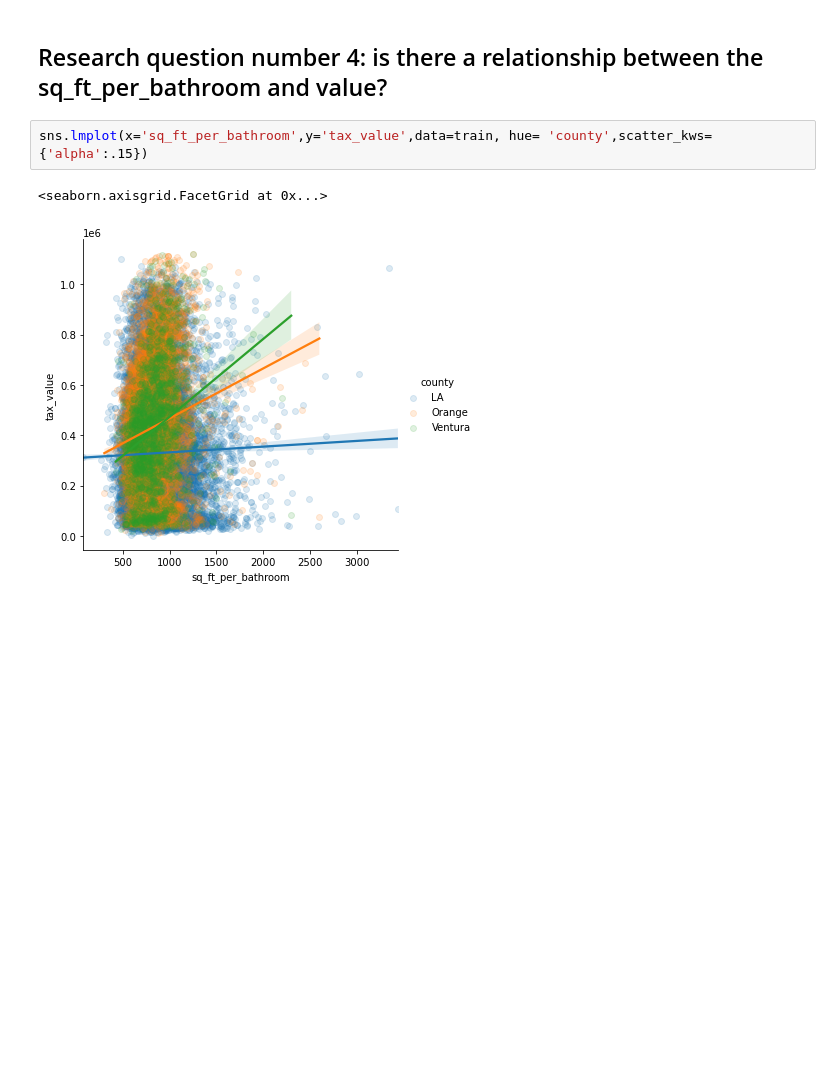
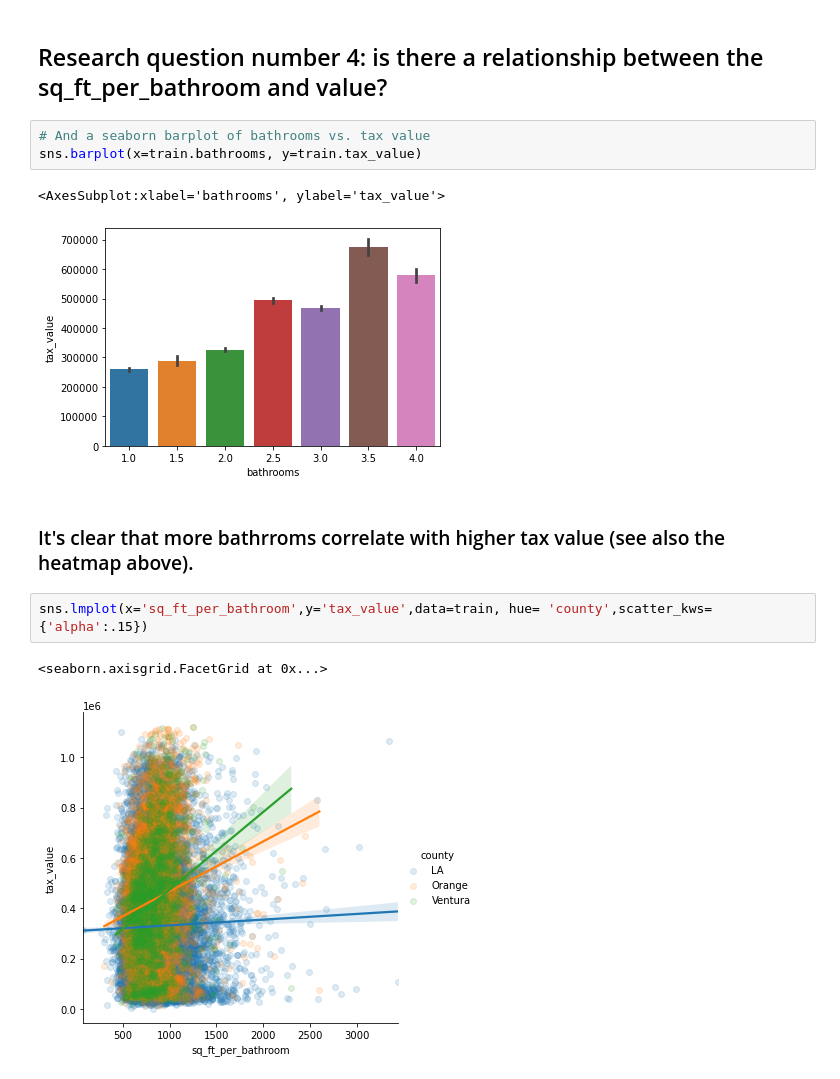
Before and after one commit to brianclements03/Regression_Project, a Jupyter notebook: Zillow_Project_draft_1.ipynb, the cells around one changed output. Cells and saved outputs as stored; diff of their text form; blank space fills up the shorter version.

```diff
--- a/Zillow_Project_draft_1.ipynb
+++ b/Zillow_Project_draft_1.ipynb
@@ -351,5 +354,13 @@ plt.tight_layout()
 # %% [markdown]
 ## Research question number 4: is there a relationship between the sq_ft_per_bathroom and value?
+# %%
+# And a seaborn barplot of bathrooms vs. tax value
+sns.barplot(x=train.bathrooms, y=train.tax_value)
+# %% [output]
+<AxesSubplot:xlabel='bathrooms', ylabel='tax_value'>
+[figure, added]
+# %% [markdown]
+### It's clear that more bathrroms correlate with higher tax value (see also the heatmap above).
 # %%
 sns.lmplot(x='sq_ft_per_bathroom',y='tax_value',data=train, hue= 'county',scatter_kws={'alpha':.15})
 # %% [output]
```
Also changed, not shown: parts of 49 cells of this notebook, 8 other files.
